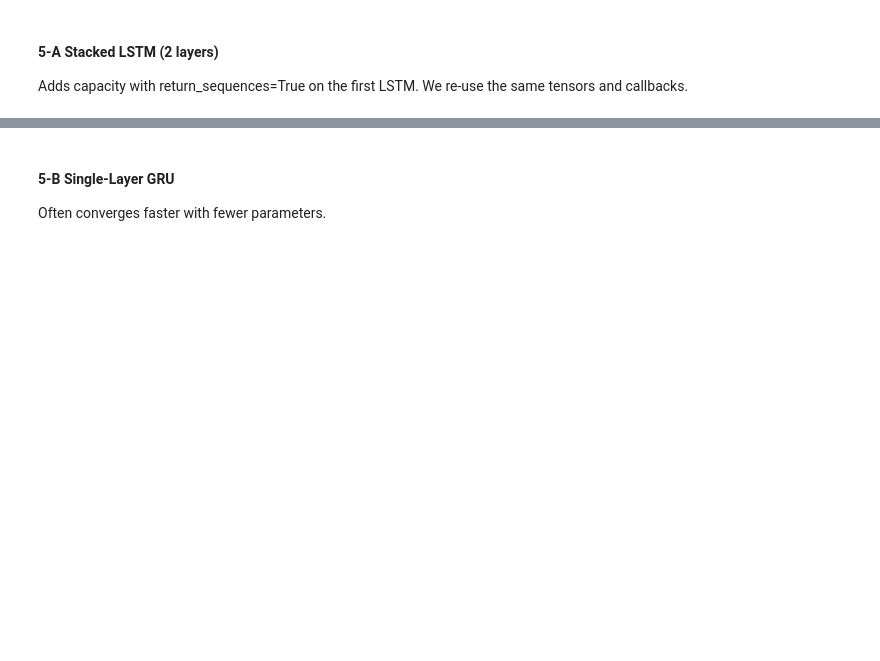
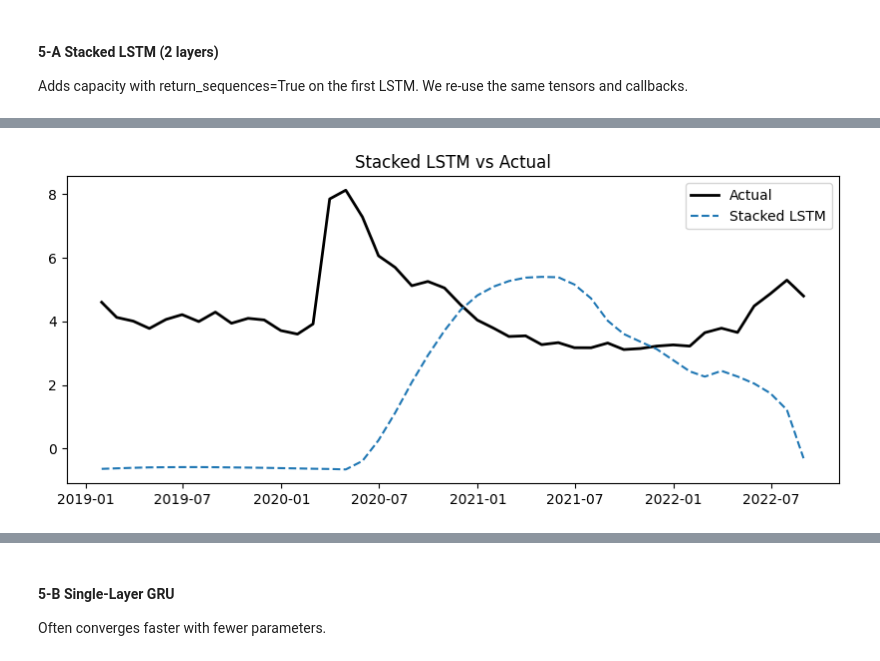
Before and after one commit to virajparmaj/Macroeconomic-Regime-Analysis-Credit-Risk-Forecasting, a Jupyter notebook: notebooks/viraj/p2_models.ipynb, the cells around one changed output, grey strips where cells are left out. Cells and saved outputs as stored; diff of their text form; code cells hidden in the pictures; blank space fills up the shorter version.

```diff
--- a/notebooks/viraj/p2_models.ipynb
+++ b/notebooks/viraj/p2_models.ipynb
@@ -384,0 +430,9 @@ print(f"[Stacked] MSE={mse2:.3f} MAE={mae2:.3f} R²={r22:.3f}")
+# %%
+plt.figure(figsize=(10,4))
+plt.plot(seq_dates[-len(y_test_seq):], y_test_seq,  label="Actual",  color="k", lw=2)
+plt.plot(seq_dates[-len(y_test_seq):], y_pred2,   linestyle="--", label="Stacked LSTM")
+plt.title("Stacked LSTM vs Actual")
+plt.legend()
+plt.show()
+# %% [output]
+[figure, added]
```
Also changed, not shown: parts of 39 cells of this notebook, 4 other files.
